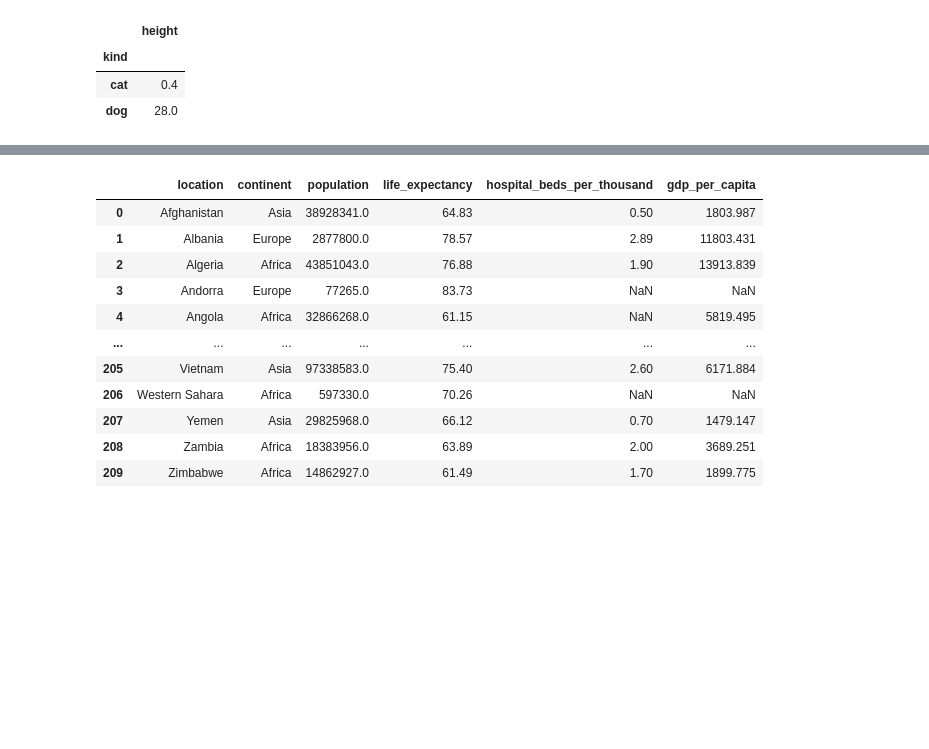
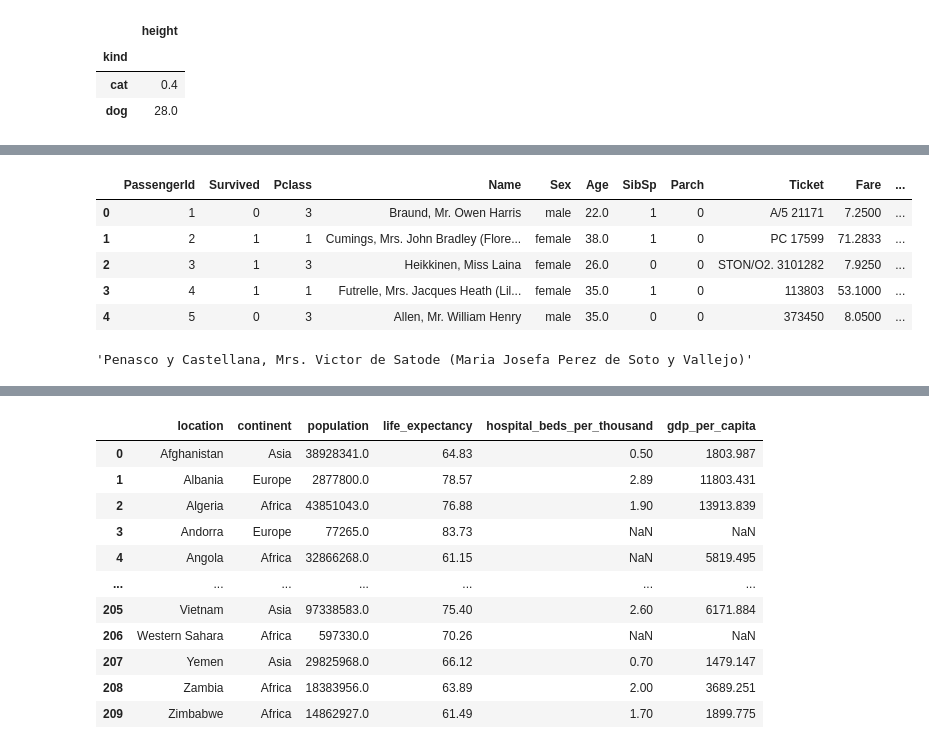
Before and after one commit to Mohamed209/machine-learning-course, a Jupyter notebook: Chapter_1_data_science_toolbox/2_Pandas/pandas-tutorial_p2.ipynb, the cells around one changed output, grey strips where cells are left out. Drawn from its saved outputs; the diff is of its cells as text; code cells hidden in the pictures; blank space fills up the shorter version.

```diff
--- a/Chapter_1_data_science_toolbox/2_Pandas/pandas-tutorial_p2.ipynb
+++ b/Chapter_1_data_science_toolbox/2_Pandas/pandas-tutorial_p2.ipynb
@@ -229,0 +244,25 @@ display(grp)
+# %%
+# create new column "surname" which is first part on "Name" before ","
+titanic["surname"] = titanic["Name"].apply(lambda x: str(x).split(",")[0])
+titanic.head()
+# %% [output]
+|  | PassengerId | Survived | Pclass | Name | Sex | Age | SibSp | Parch | Ticket | Fare | ... |
+| 0 | 1 | 0 | 3 | Braund, Mr. Owen Harris | male | 22.0 | 1 | 0 | A/5 21171 | 7.2500 | ... |
+| 1 | 2 | 1 | 1 | Cumings, Mrs. John Bradley (Flore... | female | 38.0 | 1 | 0 | PC 17599 | 71.2833 | ... |
+| 2 | 3 | 1 | 3 | Heikkinen, Miss Laina | female | 26.0 | 0 | 0 | STON/O2. 3101282 | 7.9250 | ... |
+| 3 | 4 | 1 | 1 | Futrelle, Mrs. Jacques Heath (Lil... | female | 35.0 | 1 | 0 | 113803 | 53.1000 | ... |
+| 4 | 5 | 0 | 3 | Allen, Mr. William Henry | male | 35.0 | 0 | 0 | 373450 | 8.0500 | ... |
+# %%
+# Which passenger of the Titanic has the longest name?
+# solution
+# create new temp col "name_len"
+titanic["name_len"] = titanic["Name"].str.len()
+display(
+    titanic.sort_values(by="name_len", ascending=False, ignore_index=True).iloc[0][
+        "Name"
+    ]
+)
+# delete the temp col
+del titanic["name_len"]
+# %% [output]
+'Penasco y Castellana, Mrs. Victor de Satode (Maria Josefa Perez de Soto y Vallejo)'
```
Also changed, not shown: parts of 13 cells of this notebook.
